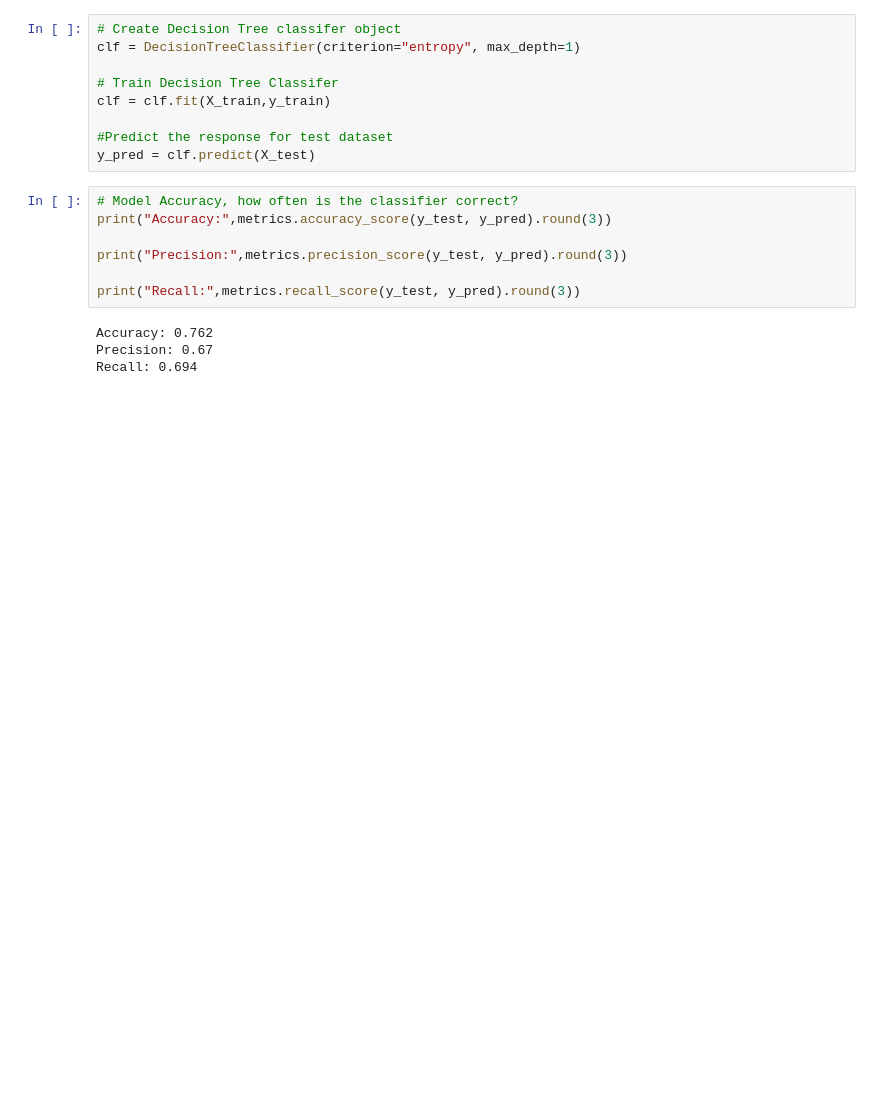
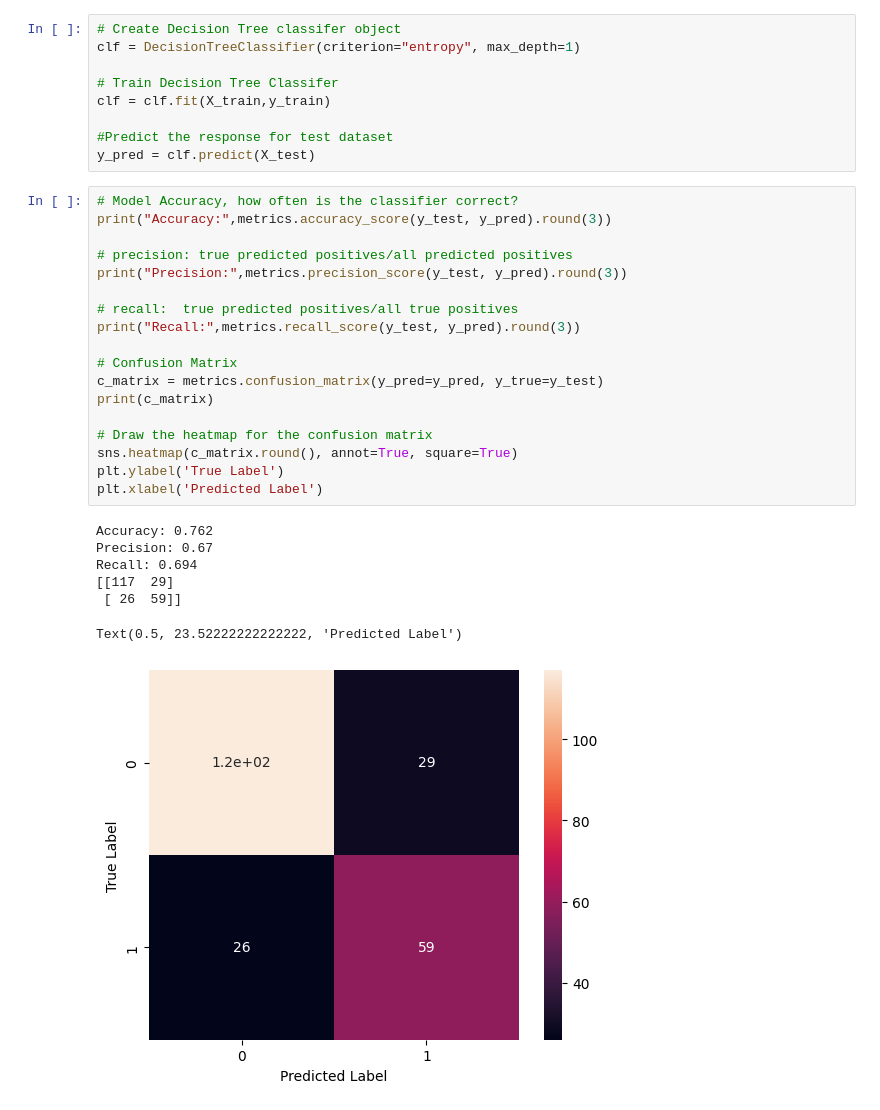
Before and after one commit to samjurassic/datascience-demo, a Jupyter notebook: summer23/DS Intro-ML.ipynb, the cells around one changed output. Drawn from its saved outputs; the diff is of its cells as text; blank space fills up the shorter version.

Commit message:
added ML confusion matrix

```diff
--- a/summer23/DS Intro-ML.ipynb
+++ b/summer23/DS Intro-ML.ipynb
@@ -45,12 +53,27 @@ y_pred = clf.predict(X_test)
 # %%
 # Model Accuracy, how often is the classifier correct?
 print("Accuracy:",metrics.accuracy_score(y_test, y_pred).round(3))
 
+# precision: true predicted positives/all predicted positives
 print("Precision:",metrics.precision_score(y_test, y_pred).round(3))
 
+# recall:  true predicted positives/all true positives
 print("Recall:",metrics.recall_score(y_test, y_pred).round(3))
+
+# Confusion Matrix
+c_matrix = metrics.confusion_matrix(y_pred=y_pred, y_true=y_test)
+print(c_matrix)
+
+# Draw the heatmap for the confusion matrix
+sns.heatmap(c_matrix.round(), annot=True, square=True)
+plt.ylabel('True Label')
+plt.xlabel('Predicted Label')
 # %% [output]
 Accuracy: 0.762
 Precision: 0.67
 Recall: 0.694
+[[117  29]
+ [ 26  59]]
+Text(0.5, 23.52222222222222, 'Predicted Label')
+[figure, added]
 # %%
```
Also changed, not shown: parts of 2 cells of this notebook.
